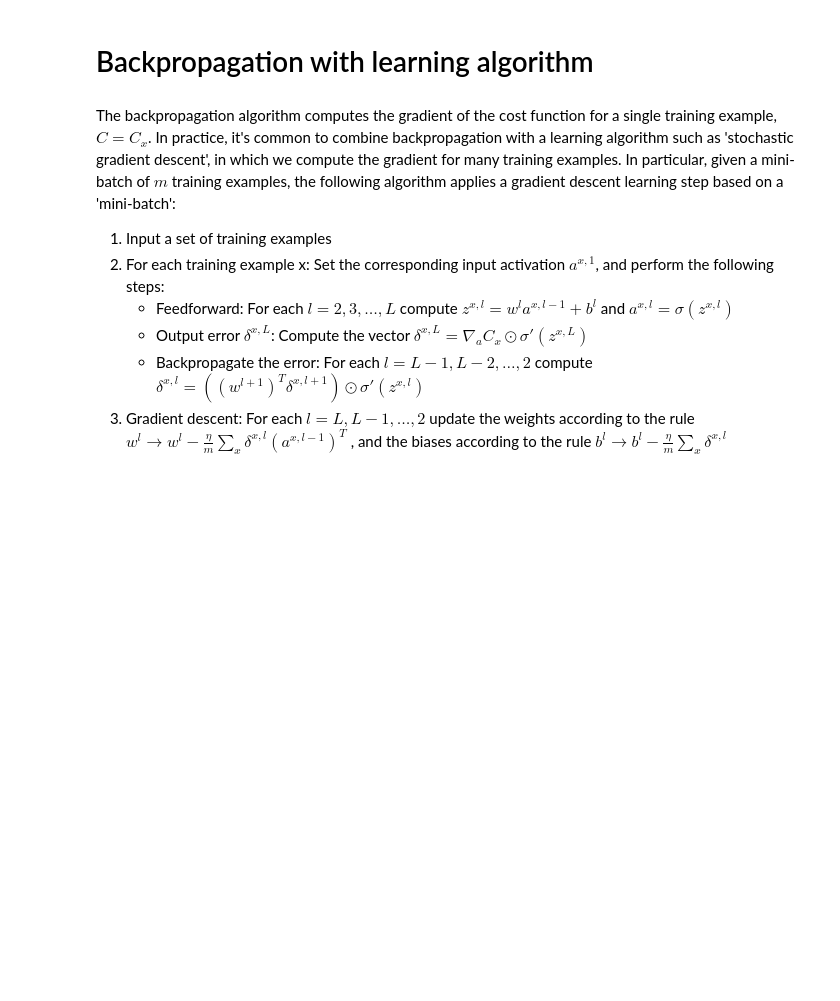
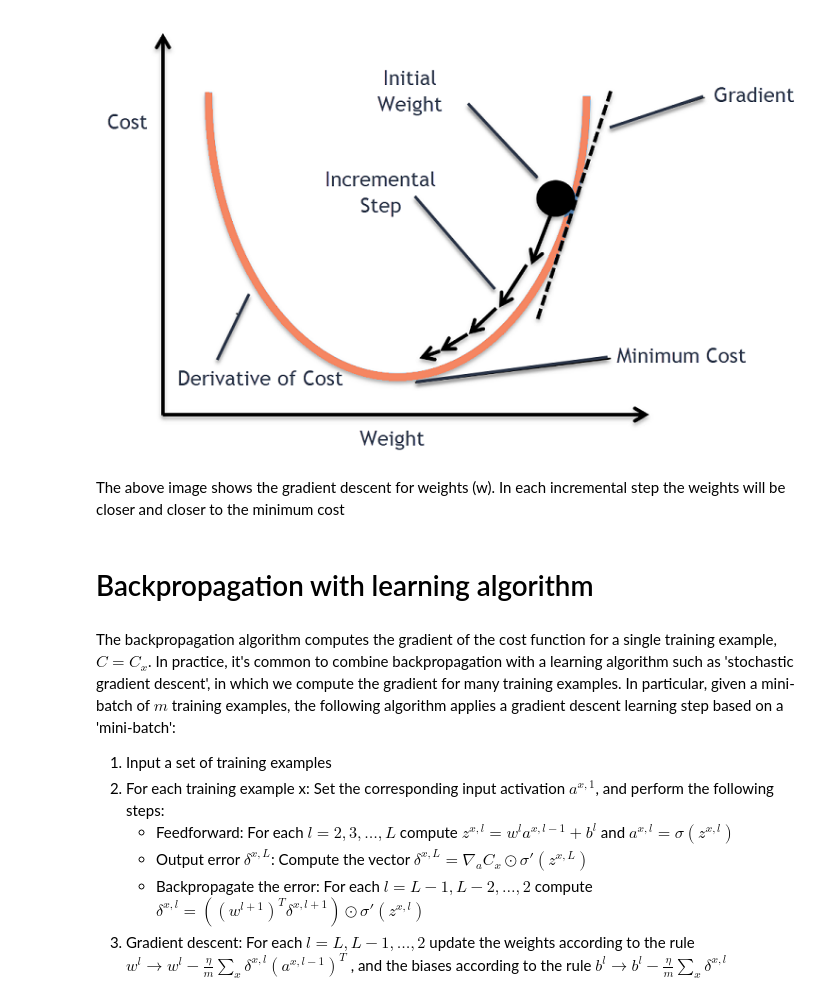
Before and after one commit to omar11205/torchDeepLearning, a Jupyter notebook: AAN/backpropagation_with_learning.ipynb, the cells around one changed output. Saved outputs shown, nothing was run; the diff lists cells and outputs as text; code cells hidden in the pictures; blank space fills up the shorter version.

```diff
--- a/AAN/backpropagation_with_learning.ipynb
+++ b/AAN/backpropagation_with_learning.ipynb
@@ -3,3 +38,9 @@ import numpy as np
+# %%
+Image("images/gradient_descent.png")
+# %% [output]
+[figure, added]
+# %% [markdown]
+The above image shows the gradient descent for weights (w). In each incremental step the weights will be closer and closer to the minimum cost
 # %% [markdown]
 # Backpropagation with learning algorithm
 # %% [markdown]
```
Also changed, not shown: parts of 11 cells of this notebook, 3 other files.
